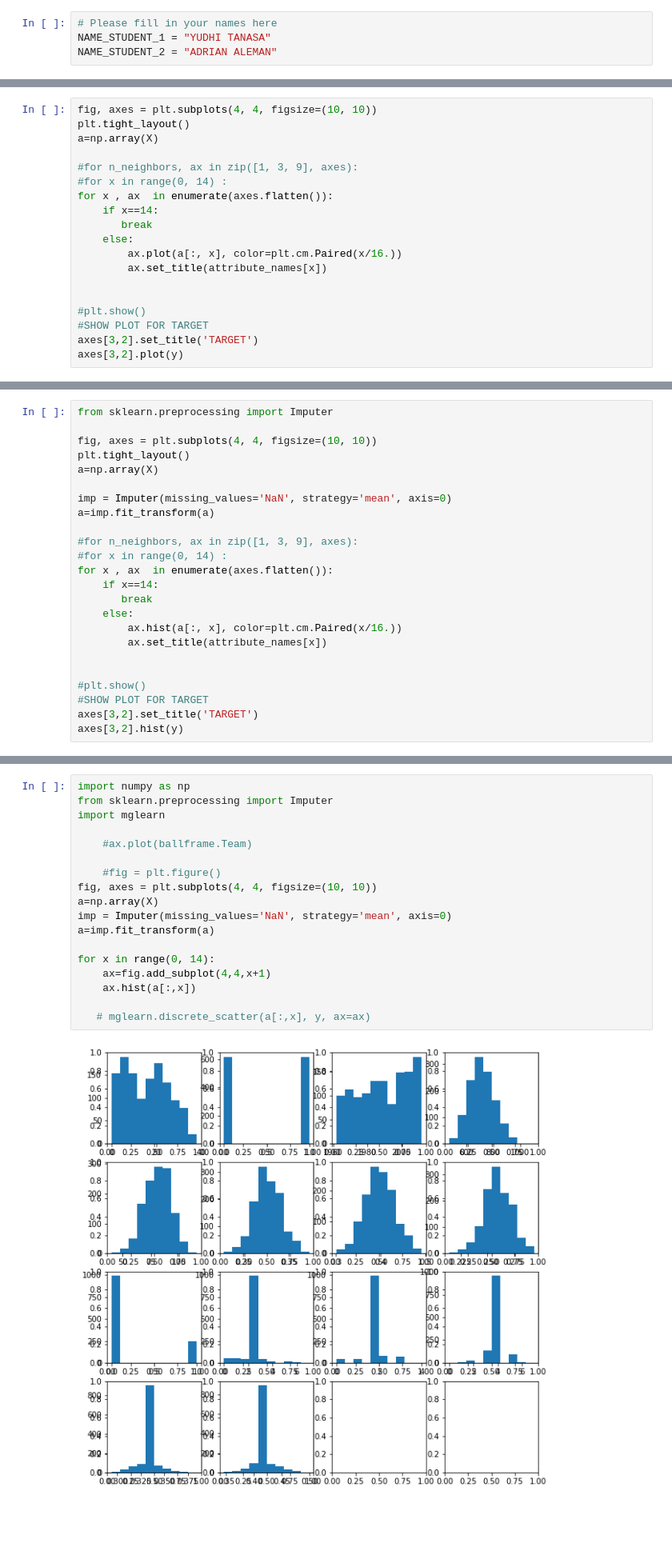
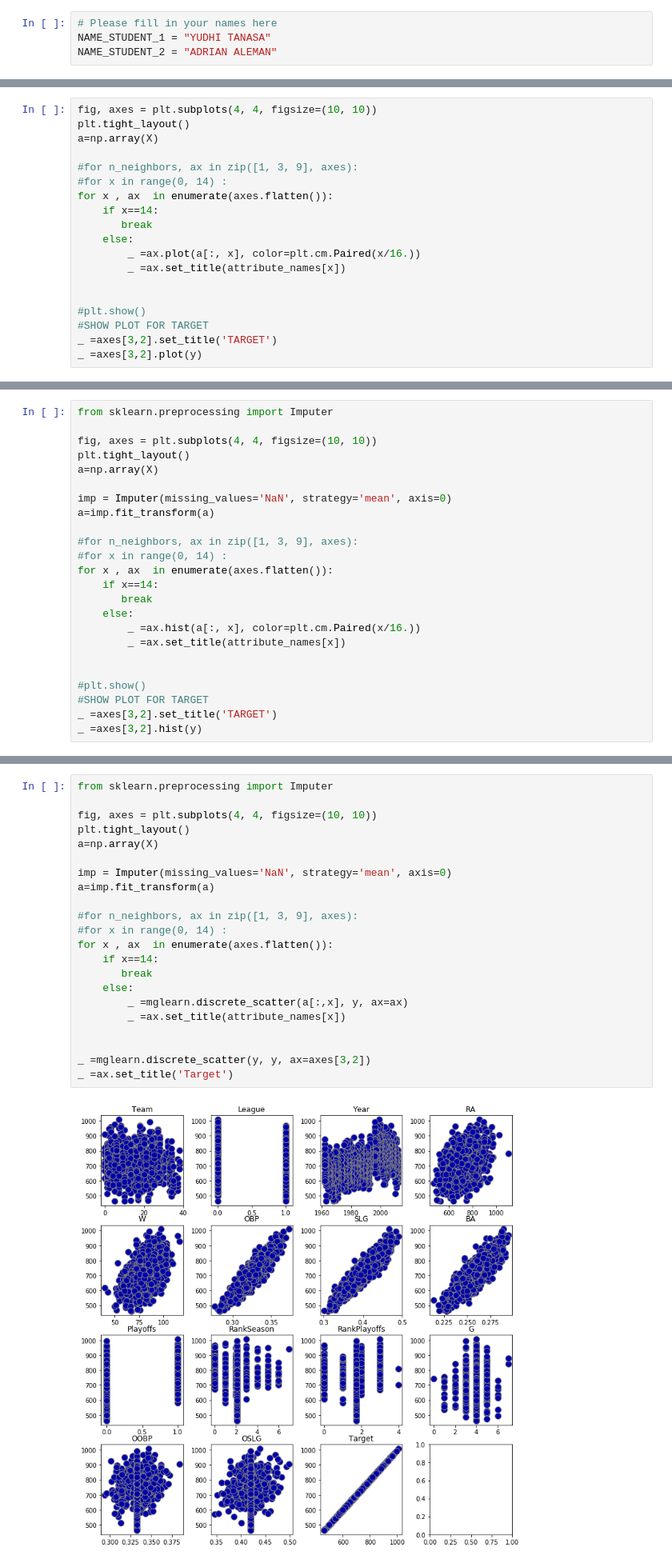
Before and after one commit to Aleman-Z/DataMining, a Jupyter notebook: Assignment 1.ipynb, the cells around one changed output, grey strips where cells are left out. Shown at 80% size. Cells and saved outputs as stored; diff of their text form; blank space fills up the shorter version.

```diff
--- a/Assignment 1.ipynb
+++ b/Assignment 1.ipynb
@@ -73,12 +81,12 @@ for x , ax  in enumerate(axes.flatten()):
     if x==14:
        break
     else:
-        ax.plot(a[:, x], color=plt.cm.Paired(x/16.))
-        ax.set_title(attribute_names[x])
+        _ =ax.plot(a[:, x], color=plt.cm.Paired(x/16.))
+        _ =ax.set_title(attribute_names[x])
 
 
 #plt.show()
 #SHOW PLOT FOR TARGET
-axes[3,2].set_title('TARGET')
-axes[3,2].plot(y)
+_ =axes[3,2].set_title('TARGET')
+_ =axes[3,2].plot(y)
 # %% [output]
@@ -111,12 +107,12 @@ for x , ax  in enumerate(axes.flatten()):
     if x==14:
        break
     else:
-        ax.hist(a[:, x], color=plt.cm.Paired(x/16.))
-        ax.set_title(attribute_names[x])
+        _ =ax.hist(a[:, x], color=plt.cm.Paired(x/16.))
+        _ =ax.set_title(attribute_names[x])
 
 
 #plt.show()
 #SHOW PLOT FOR TARGET
-axes[3,2].set_title('TARGET')
-axes[3,2].hist(y)
+_ =axes[3,2].set_title('TARGET')
+_ =axes[3,2].hist(y)
 # %% [output]
@@ -152,20 +120,24 @@ Text(0.5,1,'OBP')
 # %%
-import numpy as np
 from sklearn.preprocessing import Imputer
-import mglearn
 
-    #ax.plot(ballframe.Team)
+fig, axes = plt.subplots(4, 4, figsize=(10, 10))
+plt.tight_layout()
+a=np.array(X)
 
-    #fig = plt.figure()
-fig, axes = plt.subplots(4, 4, figsize=(10, 10))
-a=np.array(X)
 imp = Imputer(missing_values='NaN', strategy='mean', axis=0)
 a=imp.fit_transform(a)
 
-for x in range(0, 14):
-    ax=fig.add_subplot(4,4,x+1)
-    ax.hist(a[:,x])
+#for n_neighbors, ax in zip([1, 3, 9], axes):
+#for x in range(0, 14) :
+for x , ax  in enumerate(axes.flatten()):
+    if x==14:
+       break
+    else:
+        _ =mglearn.discrete_scatter(a[:,x], y, ax=ax)
+        _ =ax.set_title(attribute_names[x])
 
-   # mglearn.discrete_scatter(a[:,x], y, ax=ax)
+
+_ =mglearn.discrete_scatter(y, y, ax=axes[3,2])
+_ =ax.set_title('Target')
 # %% [output]
-[figure, old version]
+[figure, new version]
```
Also changed, not shown: parts of 11 cells of this notebook.
